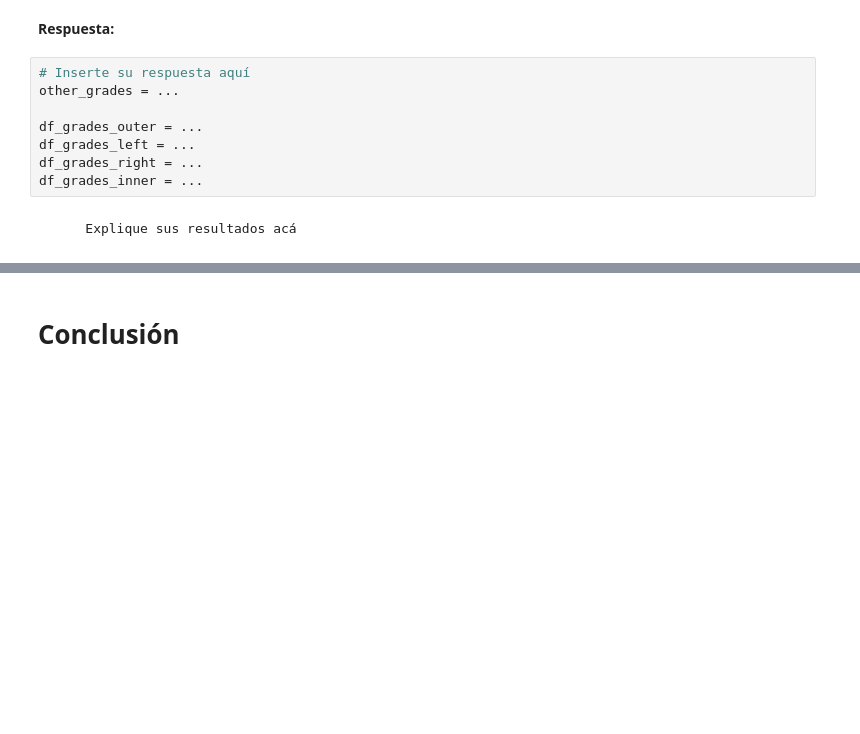
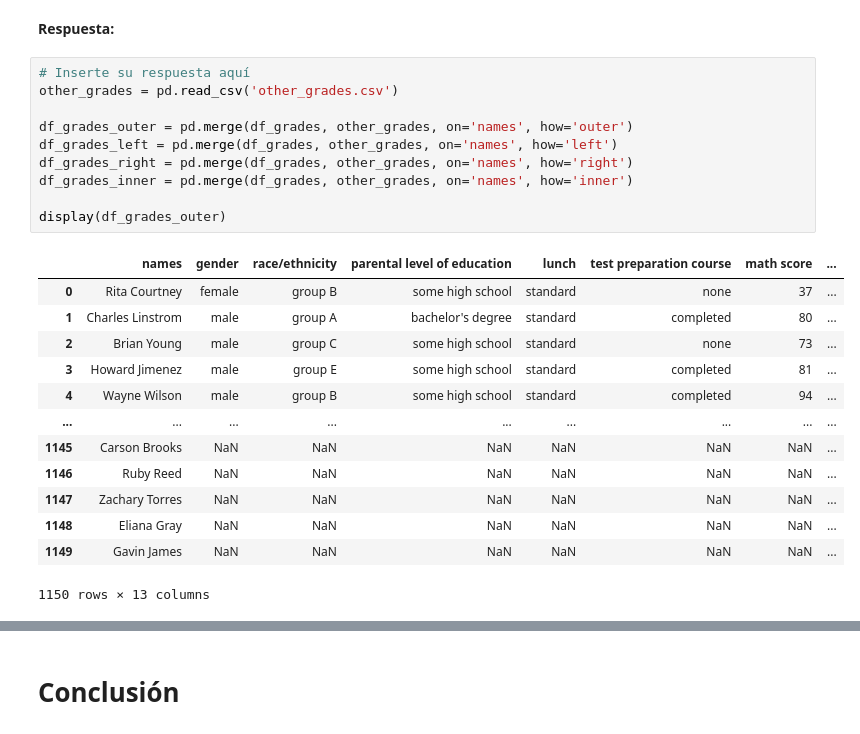
Before and after one commit to vazuniga1/Laboratorios, a Jupyter notebook: Lab3 - Pandas/Lab3.ipynb, the cells around one changed output, grey strips where cells are left out. Drawn from its saved outputs; the diff is of its cells as text; blank space fills up the shorter version.

Commit message:
respuesta 4.3

```diff
--- a/Lab3 - Pandas/Lab3.ipynb
+++ b/Lab3 - Pandas/Lab3.ipynb
@@ -733,13 +733,27 @@ Para esto, carge el archivo `other_grades.csv` y busque la forma de unir ambos D
 > **Hint**: Puede explicar los resultados del merge a través de la cantidad de filas resultantes y los valores que estas contienen.
 # %% [markdown]
 **Respuesta:**
-# %%
-# Inserte su respuesta aquí
-other_grades = ...
-
-df_grades_outer = ...
-df_grades_left = ...
-df_grades_right = ...
-df_grades_inner = ...
-# %% [markdown]
-        Explique sus resultados acá
+# %%
+# Inserte su respuesta aquí
+other_grades = pd.read_csv('other_grades.csv')
+
+df_grades_outer = pd.merge(df_grades, other_grades, on='names', how='outer')
+df_grades_left = pd.merge(df_grades, other_grades, on='names', how='left')
+df_grades_right = pd.merge(df_grades, other_grades, on='names', how='right')
+df_grades_inner = pd.merge(df_grades, other_grades, on='names', how='inner')
+
+display(df_grades_outer)
+# %% [output]
+|  | names | gender | race/ethnicity | parental level of education | lunch | test preparation course | math score | ... |
+| 0 | Rita Courtney | female | group B | some high school | standard | none | 37 | ... |
+| 1 | Charles Linstrom | male | group A | bachelor's degree | standard | completed | 80 | ... |
+| 2 | Brian Young | male | group C | some high school | standard | none | 73 | ... |
+| 3 | Howard Jimenez | male | group E | some high school | standard | completed | 81 | ... |
+| 4 | Wayne Wilson | male | group B | some high school | standard | completed | 94 | ... |
+| ... | ... | ... | ... | ... | ... | ... | ... | ... |
+| 1145 | Carson Brooks | NaN | NaN | NaN | NaN | NaN | NaN | ... |
+| 1146 | Ruby Reed | NaN | NaN | NaN | NaN | NaN | NaN | ... |
+| 1147 | Zachary Torres | NaN | NaN | NaN | NaN | NaN | NaN | ... |
+| 1148 | Eliana Gray | NaN | NaN | NaN | NaN | NaN | NaN | ... |
+| 1149 | Gavin James | NaN | NaN | NaN | NaN | NaN | NaN | ... |
+1150 rows × 13 columns
```
Also changed, not shown: parts of 5 cells of this notebook.
